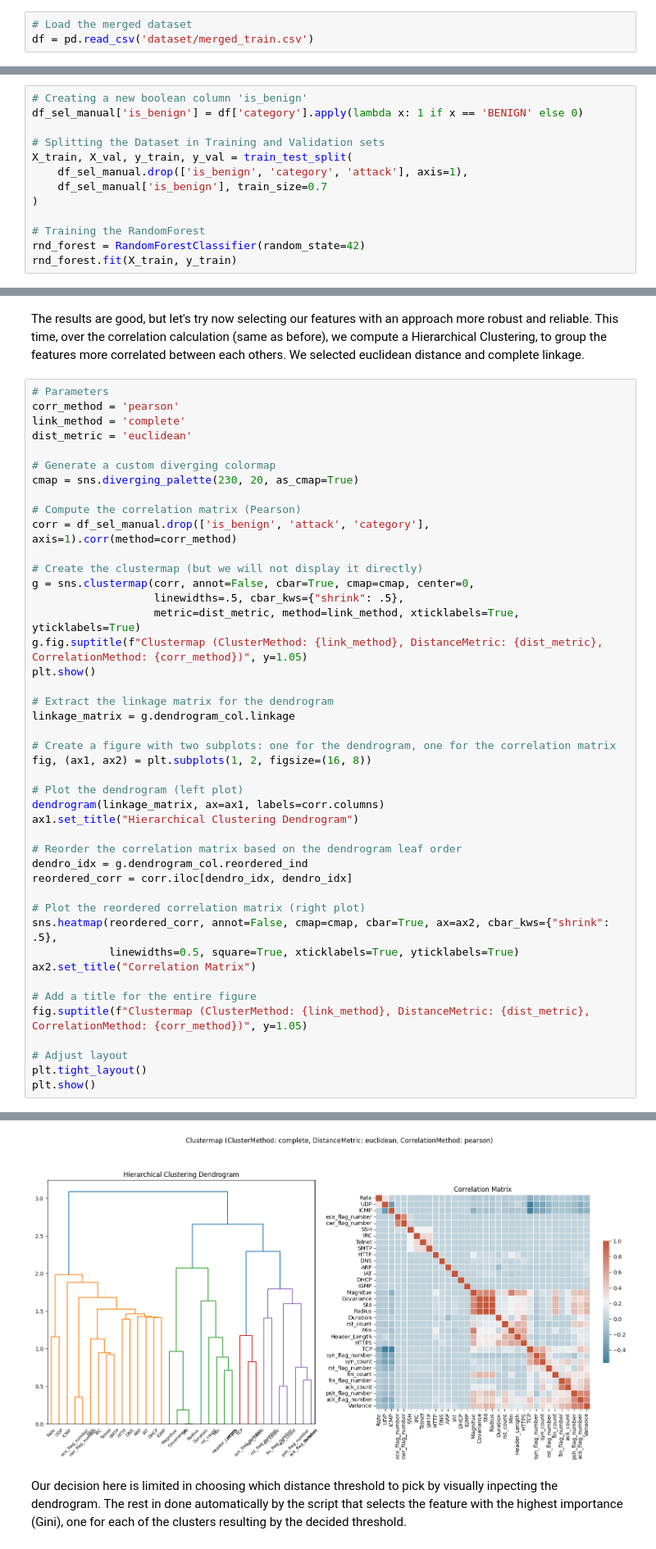
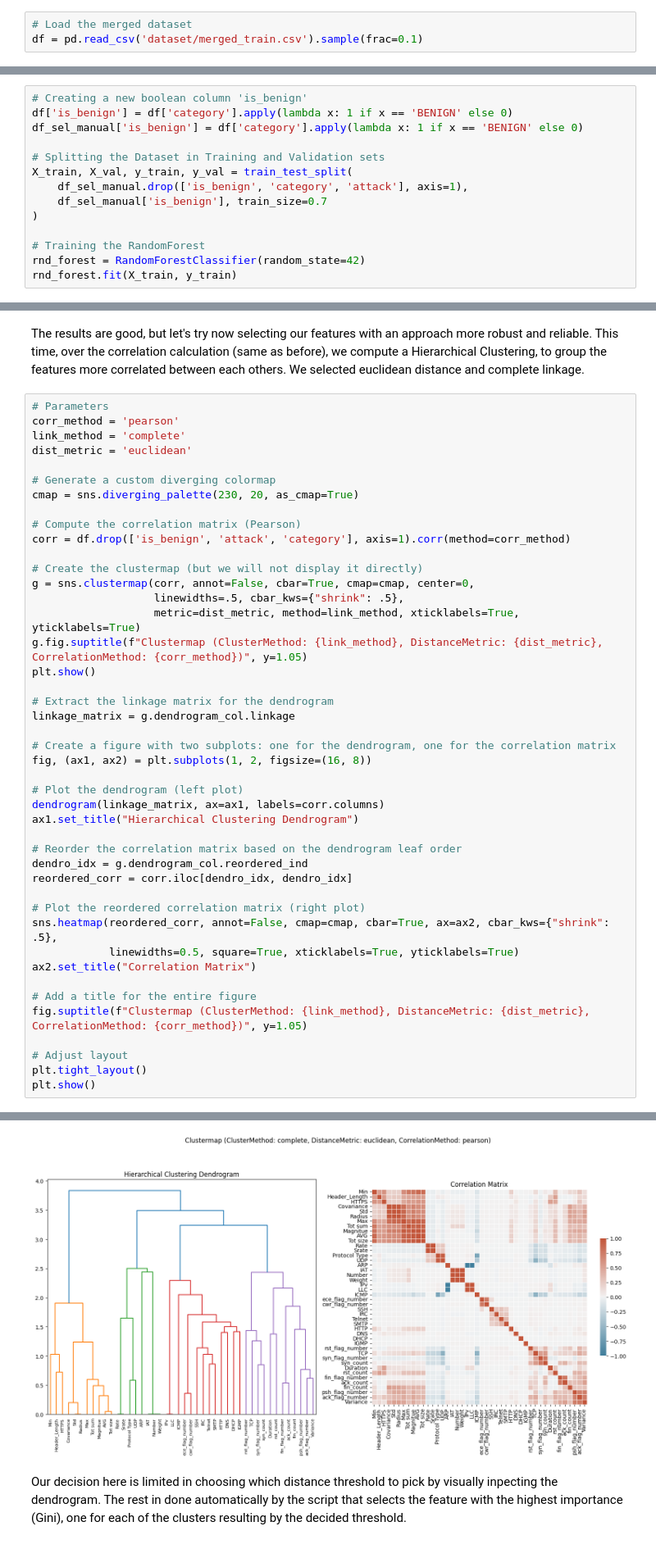
Before and after one commit to campanamattia/ai_for_security, a Jupyter notebook: notebook_edit.ipynb, the cells around one changed output, grey strips where cells are left out. Shown at 82% size. Cells and saved outputs as stored; diff of their text form.

```diff
--- a/notebook_edit.ipynb
+++ b/notebook_edit.ipynb
@@ -406,7 +406,7 @@ None
 ## ANALYSING FEATURES
 # %%
 # Load the merged dataset
-df = pd.read_csv('dataset/merged_train.csv')
+df = pd.read_csv('dataset/merged_train.csv').sample(frac=0.1)
 # %%
 # Pinrt some basic information
 print(tabulate(pd.DataFrame({'Type': df.dtypes}), headers='keys', tablefmt='psql'))
@@ -543,6 +543,7 @@ df_sel_manual = df.drop(columns=to_drop)
 To begin evaluating our dataset and choices, we setup a first Classification model. We want to predict if a packet flow is benign or malicious using a Random Forest. For this, we created a new boolean column 'is_benign'. Since we have an abundance of data, we splitted the training dataset into Train and Validation sets, to avoid overfitting the test dataset in this feature selection phase.
 # %%
 # Creating a new boolean column 'is_benign'
+df['is_benign'] = df['category'].apply(lambda x: 1 if x == 'BENIGN' else 0)
 df_sel_manual['is_benign'] = df['category'].apply(lambda x: 1 if x == 'BENIGN' else 0)
 
 # Splitting the Dataset in Training and Validation sets
@@ -605,7 +606,7 @@ dist_metric = 'euclidean'
 cmap = sns.diverging_palette(230, 20, as_cmap=True)
 
 # Compute the correlation matrix (Pearson)
-corr = df_sel_manual.drop(['is_benign', 'attack', 'category'], axis=1).corr(method=corr_method)
+corr = df.drop(['is_benign', 'attack', 'category'], axis=1).corr(method=corr_method)
 
 # Create the clustermap (but we will not display it directly)
 g = sns.clustermap(corr, annot=False, cbar=True, cmap=cmap, center=0,
@@ -644,4 +645,4 @@ plt.show()
-[figure, old version]
+[figure, new version]
 # %% [markdown]
 Our decision here is limited in choosing which distance threshold to pick by visually inpecting the dendrogram. The rest in done automatically by the script that selects the feature with the highest importance (Gini), one for each of the clusters resulting by the decided threshold.
 # %%
```
Also changed, not shown: parts of 9 cells of this notebook, 1 other file.
